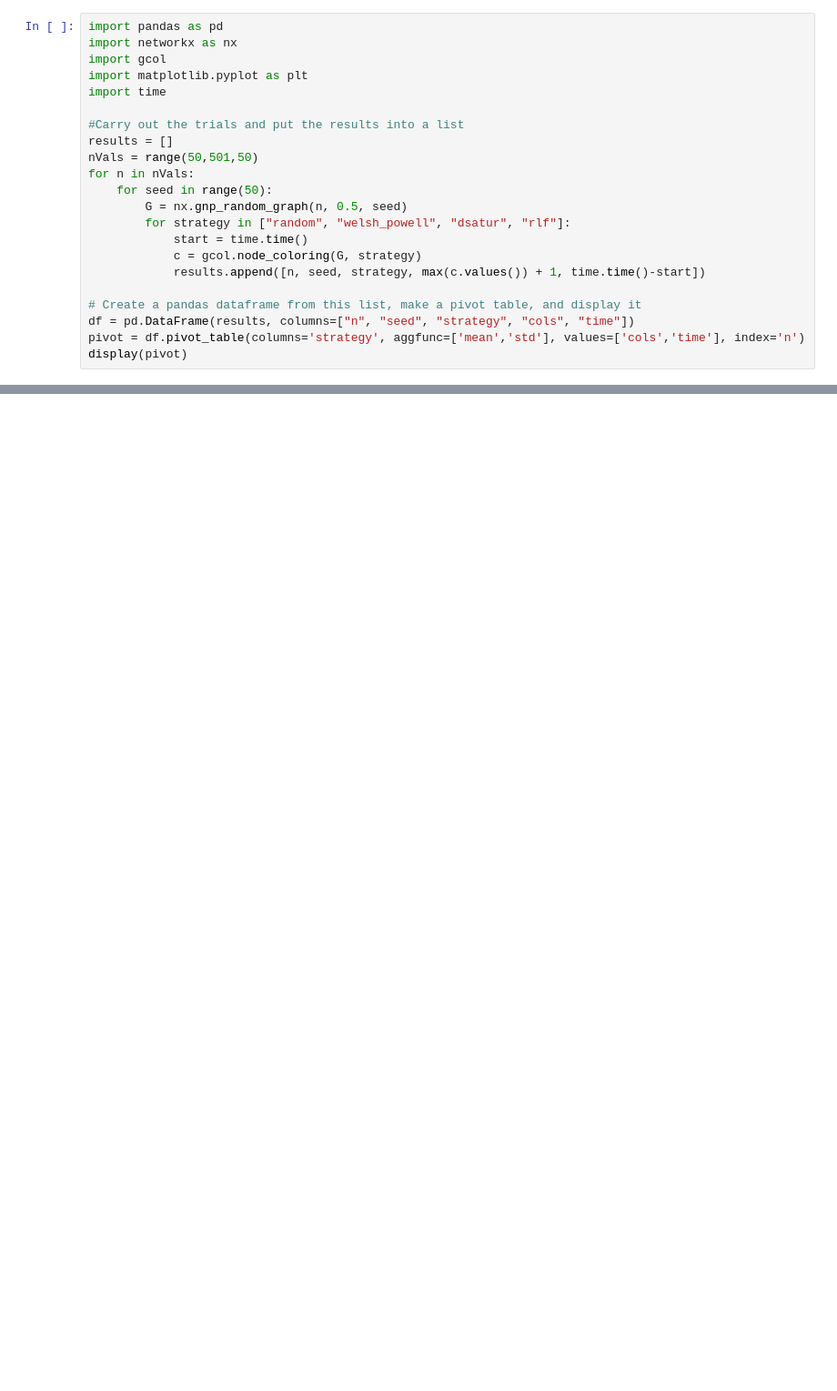
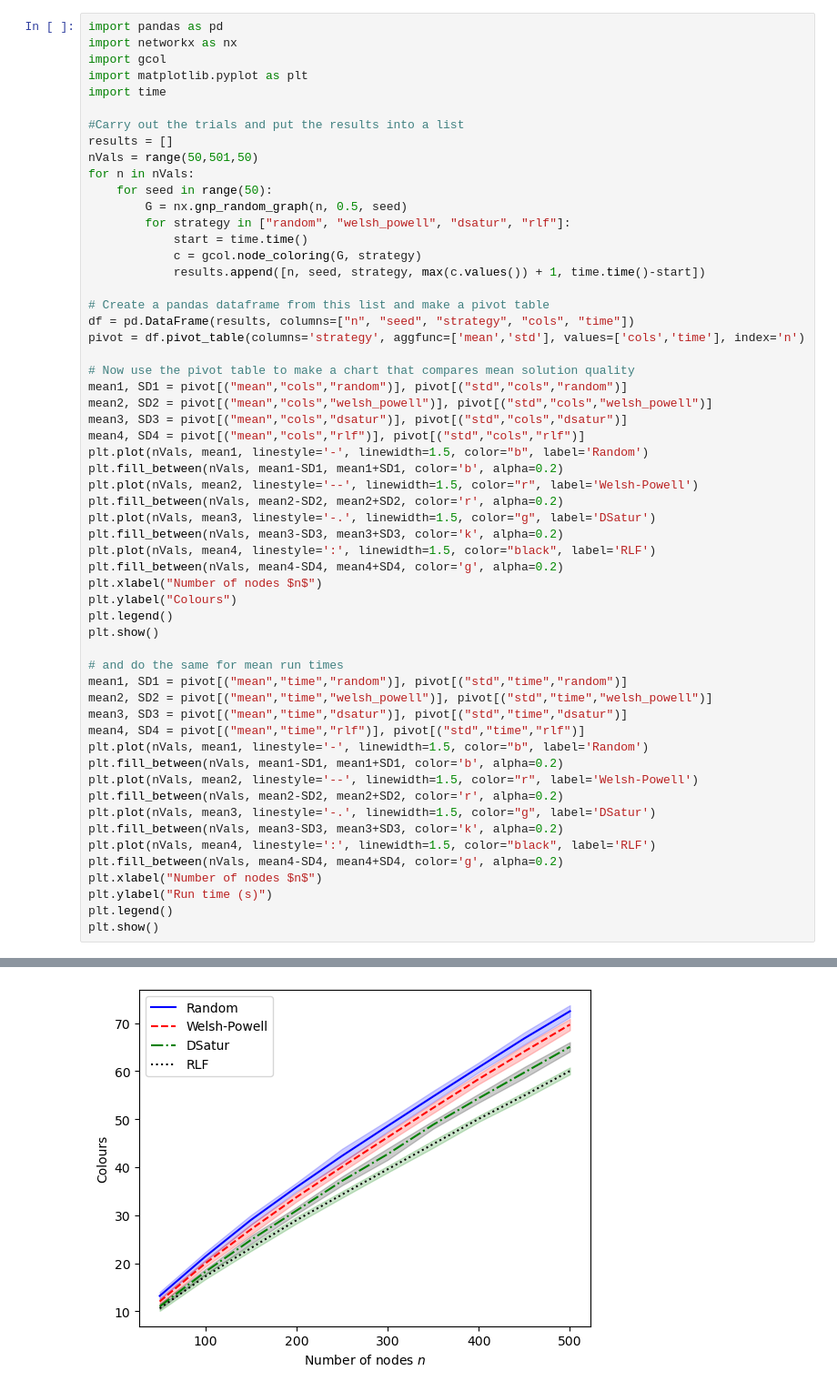
Before and after one commit to Rhyd-Lewis/GCol, a Jupyter notebook: docs/performance/Performance.ipynb, the cells around one changed output, grey strips where cells are left out. Shown at 91% size. Drawn from its saved outputs; the diff is of its cells as text; blank space fills up the shorter version.

```diff
--- a/docs/performance/Performance.ipynb
+++ b/docs/performance/Performance.ipynb
@@ -30,8 +30,43 @@ for n in nVals:
             c = gcol.node_coloring(G, strategy)
             results.append([n, seed, strategy, max(c.values()) + 1, time.time()-start])
 
-# Create a pandas dataframe from this list, make a pivot table, and display it
+# Create a pandas dataframe from this list and make a pivot table
 df = pd.DataFrame(results, columns=["n", "seed", "strategy", "cols", "time"])
 pivot = df.pivot_table(columns='strategy', aggfunc=['mean','std'], values=['cols','time'], index='n')
-display(pivot)
+
+# Now use the pivot table to make a chart that compares mean solution quality
+mean1, SD1 = pivot[("mean","cols","random")], pivot[("std","cols","random")]
+mean2, SD2 = pivot[("mean","cols","welsh_powell")], pivot[("std","cols","welsh_powell")]
+mean3, SD3 = pivot[("mean","cols","dsatur")], pivot[("std","cols","dsatur")]
+mean4, SD4 = pivot[("mean","cols","rlf")], pivot[("std","cols","rlf")]
+plt.plot(nVals, mean1, linestyle='-', linewidth=1.5, color="b", label='Random')
+plt.fill_between(nVals, mean1-SD1, mean1+SD1, color='b', alpha=0.2)
+plt.plot(nVals, mean2, linestyle='--', linewidth=1.5, color="r", label='Welsh-Powell')
+plt.fill_between(nVals, mean2-SD2, mean2+SD2, color='r', alpha=0.2)
+plt.plot(nVals, mean3, linestyle='-.', linewidth=1.5, color="g", label='DSatur')
+plt.fill_between(nVals, mean3-SD3, mean3+SD3, color='k', alpha=0.2)
+plt.plot(nVals, mean4, linestyle=':', linewidth=1.5, color="black", label='RLF')
+plt.fill_between(nVals, mean4-SD4, mean4+SD4, color='g', alpha=0.2)
+plt.xlabel("Number of nodes $n$")
+plt.ylabel("Colours")
+plt.legend()
+plt.show()
+
+# and do the same for mean run times
+mean1, SD1 = pivot[("mean","time","random")], pivot[("std","time","random")]
+mean2, SD2 = pivot[("mean","time","welsh_powell")], pivot[("std","time","welsh_powell")]
+mean3, SD3 = pivot[("mean","time","dsatur")], pivot[("std","time","dsatur")]
+mean4, SD4 = pivot[("mean","time","rlf")], pivot[("std","time","rlf")]
+plt.plot(nVals, mean1, linestyle='-', linewidth=1.5, color="b", label='Random')
+plt.fill_between(nVals, mean1-SD1, mean1+SD1, color='b', alpha=0.2)
+plt.plot(nVals, mean2, linestyle='--', linewidth=1.5, color="r", label='Welsh-Powell')
+plt.fill_between(nVals, mean2-SD2, mean2+SD2, color='r', alpha=0.2)
+plt.plot(nVals, mean3, linestyle='-.', linewidth=1.5, color="g", label='DSatur')
+plt.fill_between(nVals, mean3-SD3, mean3+SD3, color='k', alpha=0.2)
+plt.plot(nVals, mean4, linestyle=':', linewidth=1.5, color="black", label='RLF')
+plt.fill_between(nVals, mean4-SD4, mean4+SD4, color='g', alpha=0.2)
+plt.xlabel("Number of nodes $n$")
+plt.ylabel("Run time (s)")
+plt.legend()
+plt.show()
 # %% [output]
@@ -51,0 +73 @@ display(pivot)
+[figure, added]
```
Also changed, not shown: parts of 13 cells of this notebook, 11 other files.
